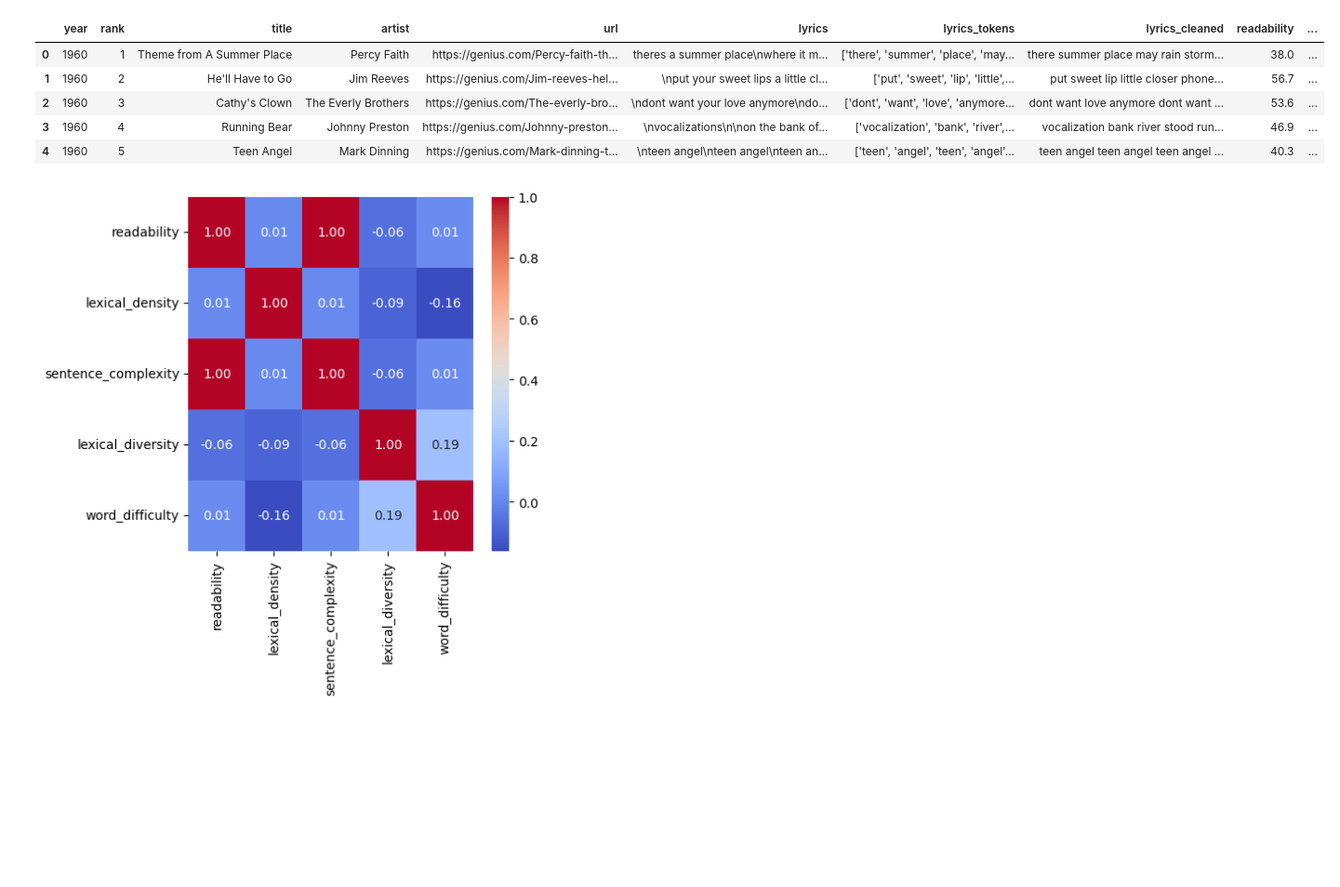
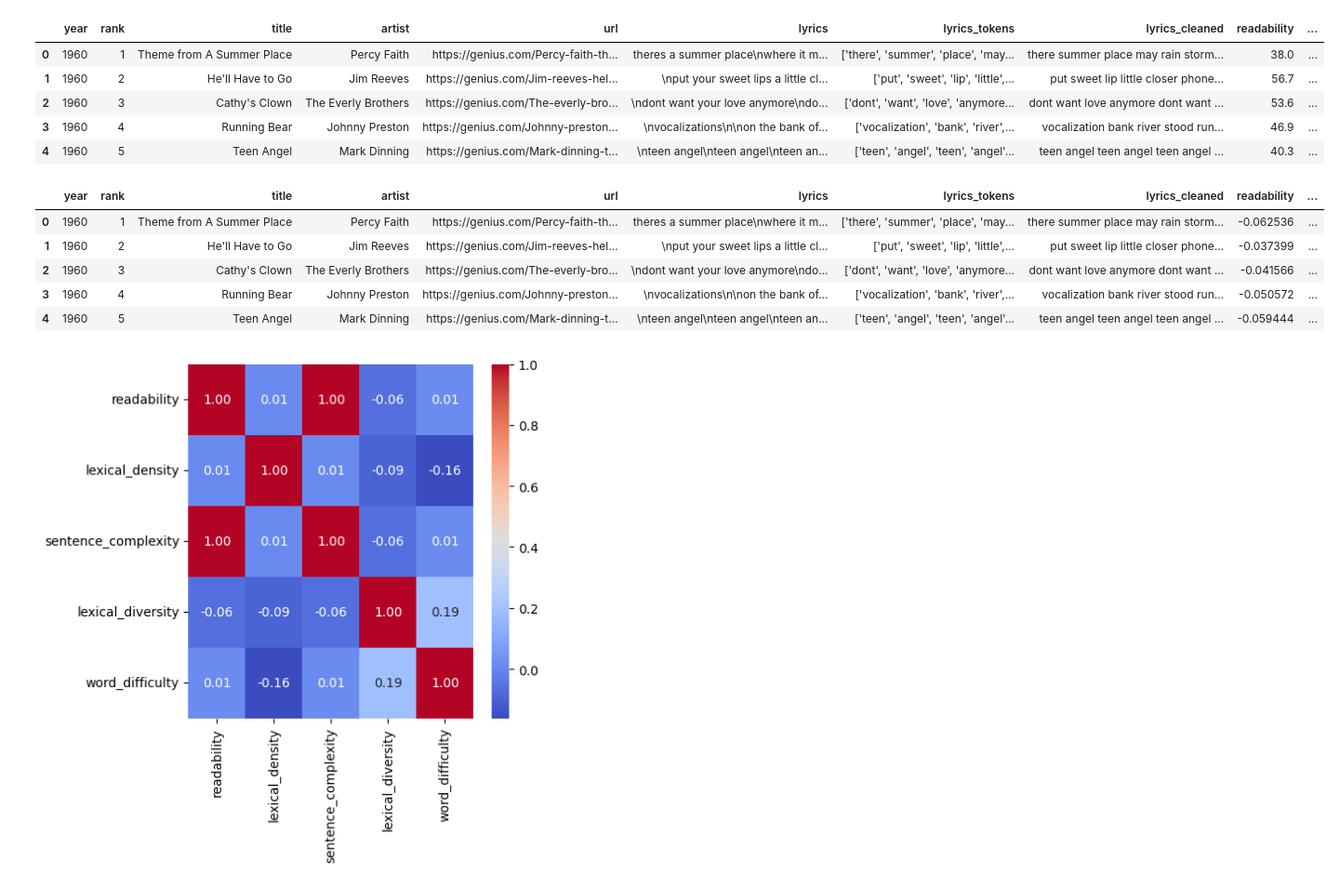
Before and after one commit to nanhsin/tripotle, a Jupyter notebook: modeling/preprocessing.ipynb, the cells around one changed output. Shown at 93% size. Drawn from its saved outputs; the diff is of its cells as text; code cells hidden in the pictures; blank space fills up the shorter version.

```diff
--- a/modeling/preprocessing.ipynb
+++ b/modeling/preprocessing.ipynb
@@ -171,6 +181,20 @@ df2.head()
 | 2 | 1960 | 3 | Cathy's Clown | The Everly Brothers | https://genius.com/The-everly-bro... | \ndont want your love anymore\ndo... | ['dont', 'want', 'love', 'anymore... | dont want love anymore dont want ... | 53.6 | ... |
 | 3 | 1960 | 4 | Running Bear | Johnny Preston | https://genius.com/Johnny-preston... | \nvocalizations\n\non the bank of... | ['vocalization', 'bank', 'river',... | vocalization bank river stood run... | 46.9 | ... |
 | 4 | 1960 | 5 | Teen Angel | Mark Dinning | https://genius.com/Mark-dinning-t... | \nteen angel\nteen angel\nteen an... | ['teen', 'angel', 'teen', 'angel'... | teen angel teen angel teen angel ... | 40.3 | ... |
+# %%
+# standardize readability, lexical_density, sentence_complexity, lexical_diversity, word_difficulty
+from sklearn.preprocessing import StandardScaler
+
+scaler = StandardScaler()
+df2[['readability', 'lexical_density', 'sentence_complexity', 'lexical_diversity', 'word_difficulty']] = scaler.fit_transform(df2[['readability', 'lexical_density', 'sentence_complexity', 'lexical_diversity', 'word_difficulty']])
+df2.head()
+# %% [output]
+|  | year | rank | title | artist | url | lyrics | lyrics_tokens | lyrics_cleaned | readability | ... |
+| 0 | 1960 | 1 | Theme from A Summer Place | Percy Faith | https://genius.com/Percy-faith-th... | theres a summer place\nwhere it m... | ['there', 'summer', 'place', 'may... | there summer place may rain storm... | -0.062536 | ... |
+| 1 | 1960 | 2 | He'll Have to Go | Jim Reeves | https://genius.com/Jim-reeves-hel... | \nput your sweet lips a little cl... | ['put', 'sweet', 'lip', 'little',... | put sweet lip little closer phone... | -0.037399 | ... |
+| 2 | 1960 | 3 | Cathy's Clown | The Everly Brothers | https://genius.com/The-everly-bro... | \ndont want your love anymore\ndo... | ['dont', 'want', 'love', 'anymore... | dont want love anymore dont want ... | -0.041566 | ... |
+| 3 | 1960 | 4 | Running Bear | Johnny Preston | https://genius.com/Johnny-preston... | \nvocalizations\n\non the bank of... | ['vocalization', 'bank', 'river',... | vocalization bank river stood run... | -0.050572 | ... |
+| 4 | 1960 | 5 | Teen Angel | Mark Dinning | https://genius.com/Mark-dinning-t... | \nteen angel\nteen angel\nteen an... | ['teen', 'angel', 'teen', 'angel'... | teen angel teen angel teen angel ... | -0.059444 | ... |
 # %%
 import seaborn as sns
 import matplotlib.pyplot as plt
```
Also changed, not shown: parts of 5 cells of this notebook, 1 other file.
